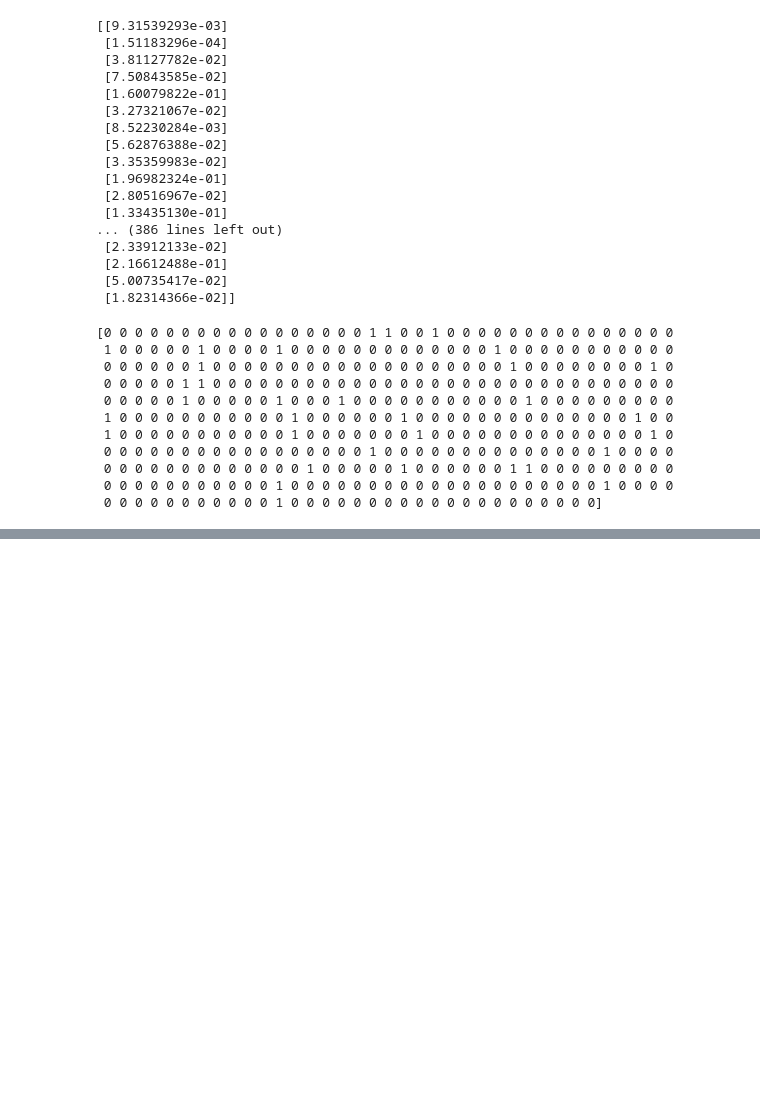
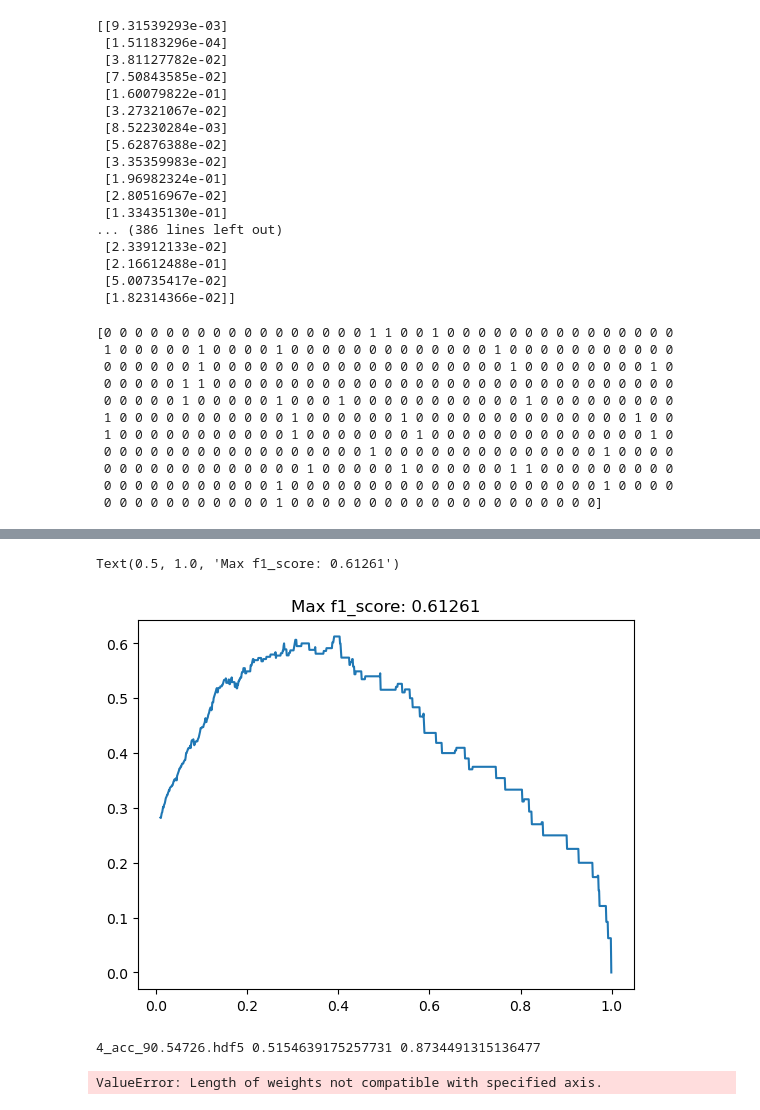
Before and after one commit to hetasks/loppuprojektiSyvaOppiminen, a Jupyter notebook: 3_model_diagnostics_and_predictions_2.ipynb, the cells around one changed output, grey strips where cells are left out. Saved outputs shown, nothing was run; the diff lists cells and outputs as text; code cells hidden in the pictures; blank space fills up the shorter version.

```diff
--- a/3_model_diagnostics_and_predictions_2.ipynb
+++ b/3_model_diagnostics_and_predictions_2.ipynb
@@ -74,0 +132,29 @@ TypeError: cannot unpack non-iterable numpy.float64 object
+# %%
+ths, fscores = [], []
+for th in np.linspace(0.01, 1, num=1000, endpoint=False):
+        preds_th = (model.predict(X_test_unseen) > th).astype(int)[:,0]
+        ths.append(th)
+        fscores.append(f1_score(y_test_unseen, preds_th))
+# %%
+plt.plot(ths, fscores)
+plt.title(f"Max f1_score: {max(fscores):.5f}")
+# %% [output]
+Text(0.5, 1.0, 'Max f1_score: 0.61261')
+[figure, added]
+# %%
+accs_all = []
+for f in os.listdir(models_path):
+        if '4_' in f:
+            curr_model = load_model(os.path.sep.join([models_path, f]))
+            curr_preds = curr_model.predict(X_test_unseen)[:,0]
+            curr_acc = accuracy_score(y_test_unseen, (curr_preds > 0.75).astype(int))
+            accs_all.append(curr_acc)
+            curr_preds_labels = (curr_preds > 0.5).astype(int)
+            print(f, f1_score(y_test_unseen, curr_preds_labels), curr_acc)
+# %% [output]
+4_acc_90.54726.hdf5 0.5154639175257731 0.8734491315136477
+# %%
+preds_ensemble = (np.average(preds_all, axis=0, weights=accs_all) > 0.5).astype(int)
+print(f1_score(y_test_unseen, preds_ensemble), accuracy_score(y_test_unseen, preds_ensemble))
+# %% [output]
+ValueError: Length of weights not compatible with specified axis.
```
Also changed, not shown: parts of 17 cells of this notebook.
